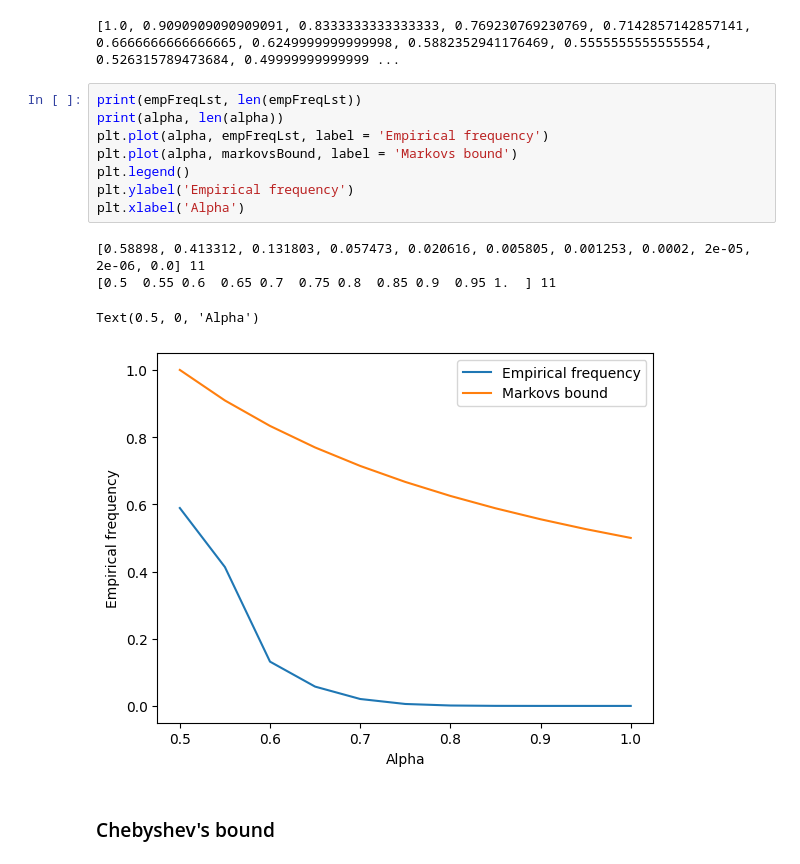
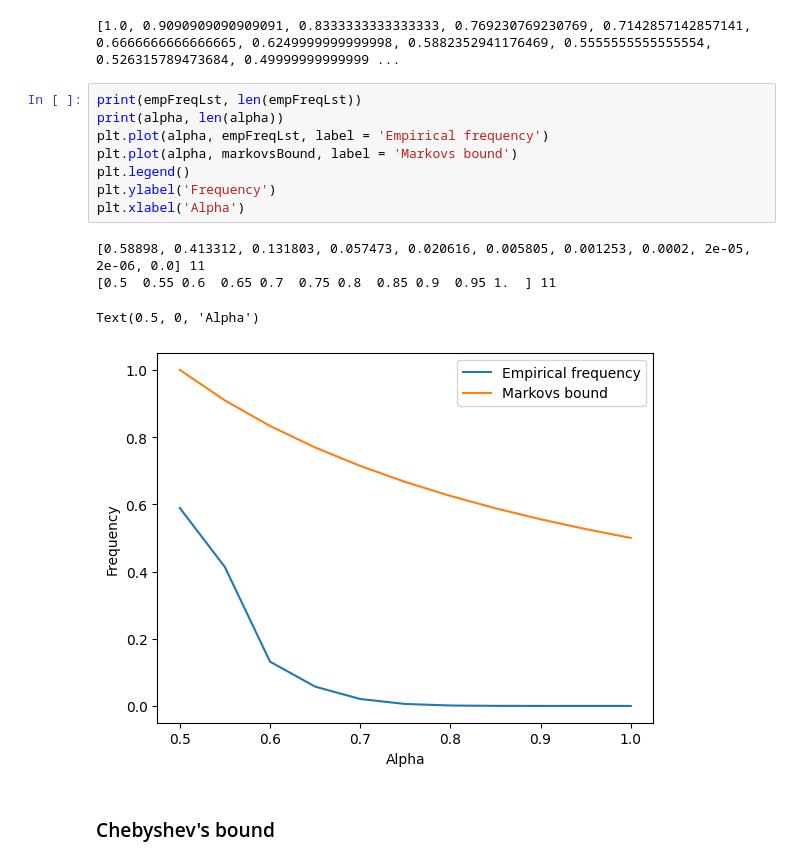
Before and after one commit to Husted42/machineLearning, a Jupyter notebook: linearRegression/hoefdings.ipynb, the cells around one changed output. Cells and saved outputs as stored; diff of their text form.

```diff
--- a/linearRegression/hoefdings.ipynb
+++ b/linearRegression/hoefdings.ipynb
@@ -67,16 +67,16 @@ print(markovsBound)
 # %%
 print(empFreqLst, len(empFreqLst))
 print(alpha, len(alpha))
 plt.plot(alpha, empFreqLst, label = 'Empirical frequency')
 plt.plot(alpha, markovsBound, label = 'Markovs bound')
 plt.legend()
-plt.ylabel('Empirical frequency')
+plt.ylabel('Frequency')
 plt.xlabel('Alpha')
 # %% [output]
 [0.58898, 0.413312, 0.131803, 0.057473, 0.020616, 0.005805, 0.001253, 0.0002, 2e-05, 2e-06, 0.0] 11
 [0.5  0.55 0.6  0.65 0.7  0.75 0.8  0.85 0.9  0.95 1.  ] 11
 Text(0.5, 0, 'Alpha')
-[figure, old version]
+[figure, new version]
 # %% [markdown]
 ### Chebyshev's bound
 # %%
```
Also changed, not shown: parts of 3 cells of this notebook.
